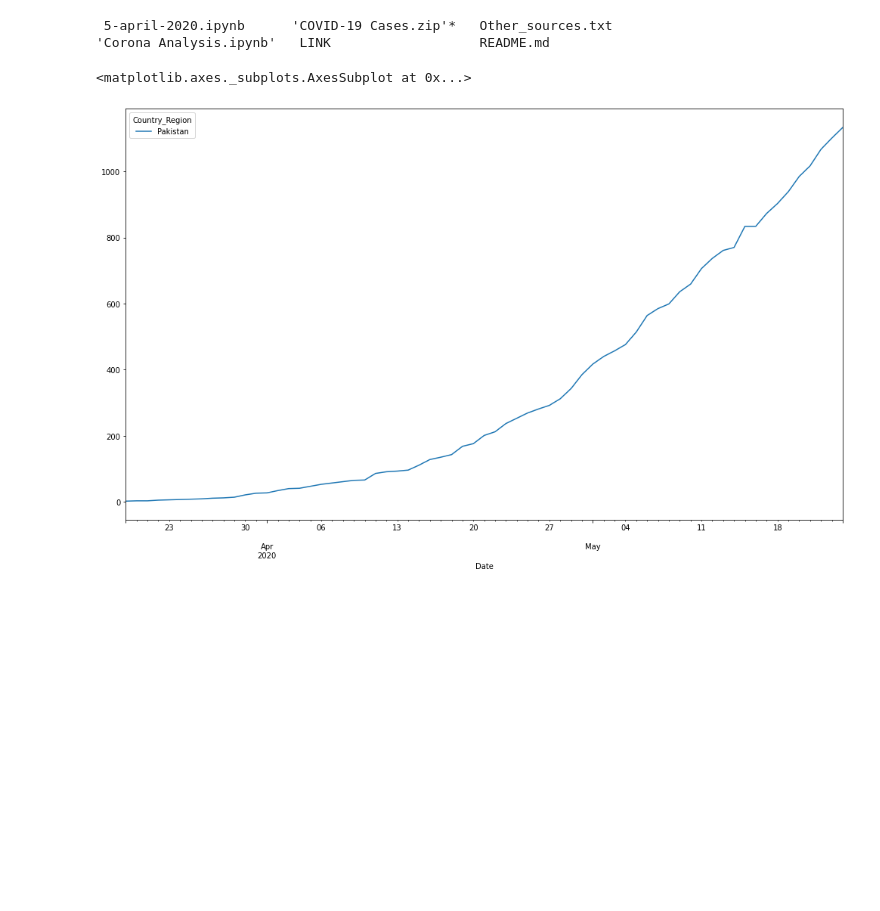
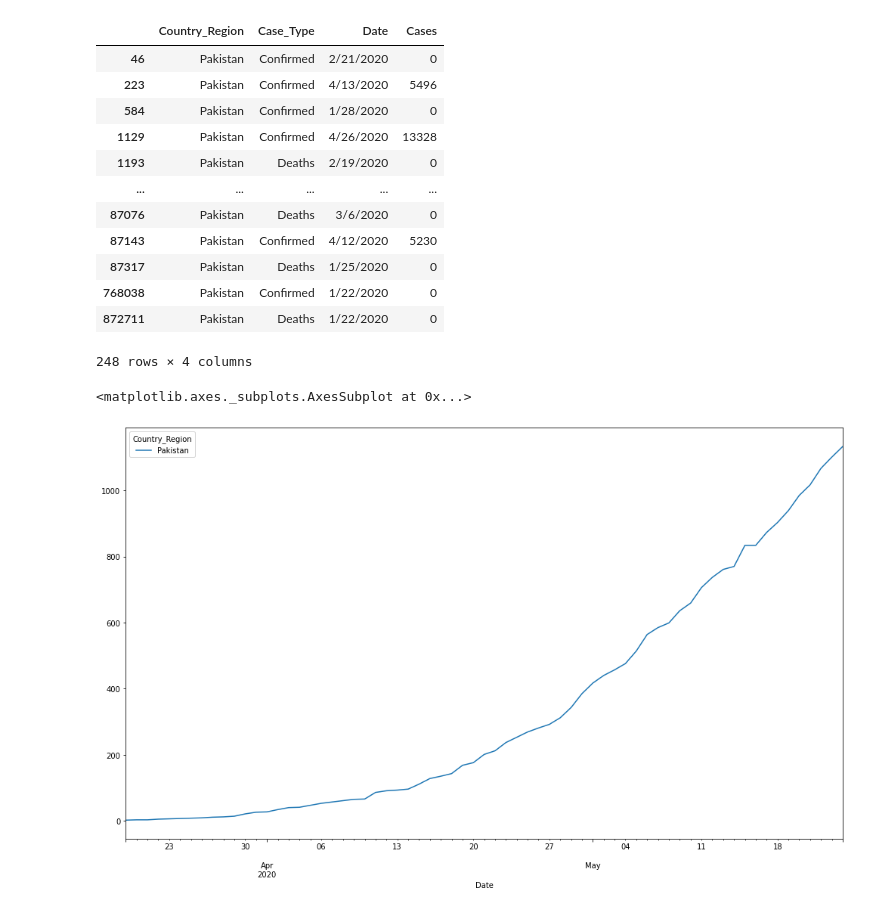
Before and after one commit to amirsaleem1990/Corona-Analysis, a Jupyter notebook: Corona Analysis.ipynb, the cells around one changed output. Cells and saved outputs as stored; diff of their text form; code cells hidden in the pictures; blank space fills up the shorter version.

```diff
--- a/Corona Analysis.ipynb
+++ b/Corona Analysis.ipynb
@@ -1,8 +1,21 @@
-# %%
-ls
-# %% [output]
- 5-april-2020.ipynb      'COVID-19 Cases.zip'*   Other_sources.txt
-'Corona Analysis.ipynb'   LINK                   README.md
+# %%
+df = pd.read_csv("COVID-19 Cases.zip")
+df = df[["Country_Region", "Case_Type", "Date", "Cases"]]
+df[df.Country_Region == "Pakistan" & df.df.Case_Type]
+# %% [output]
+|  | Country_Region | Case_Type | Date | Cases |
+| 46 | Pakistan | Confirmed | 2/21/2020 | 0 |
+| 223 | Pakistan | Confirmed | 4/13/2020 | 5496 |
+| 584 | Pakistan | Confirmed | 1/28/2020 | 0 |
+| 1129 | Pakistan | Confirmed | 4/26/2020 | 13328 |
+| 1193 | Pakistan | Deaths | 2/19/2020 | 0 |
+| ... | ... | ... | ... | ... |
+| 87076 | Pakistan | Deaths | 3/6/2020 | 0 |
+| 87143 | Pakistan | Confirmed | 4/12/2020 | 5230 |
+| 87317 | Pakistan | Deaths | 1/25/2020 | 0 |
+| 768038 | Pakistan | Confirmed | 1/22/2020 | 0 |
+| 872711 | Pakistan | Deaths | 1/22/2020 | 0 |
+248 rows × 4 columns
 # %%
 import pandas as pd
 import matplotlib.pyplot as plt
```
